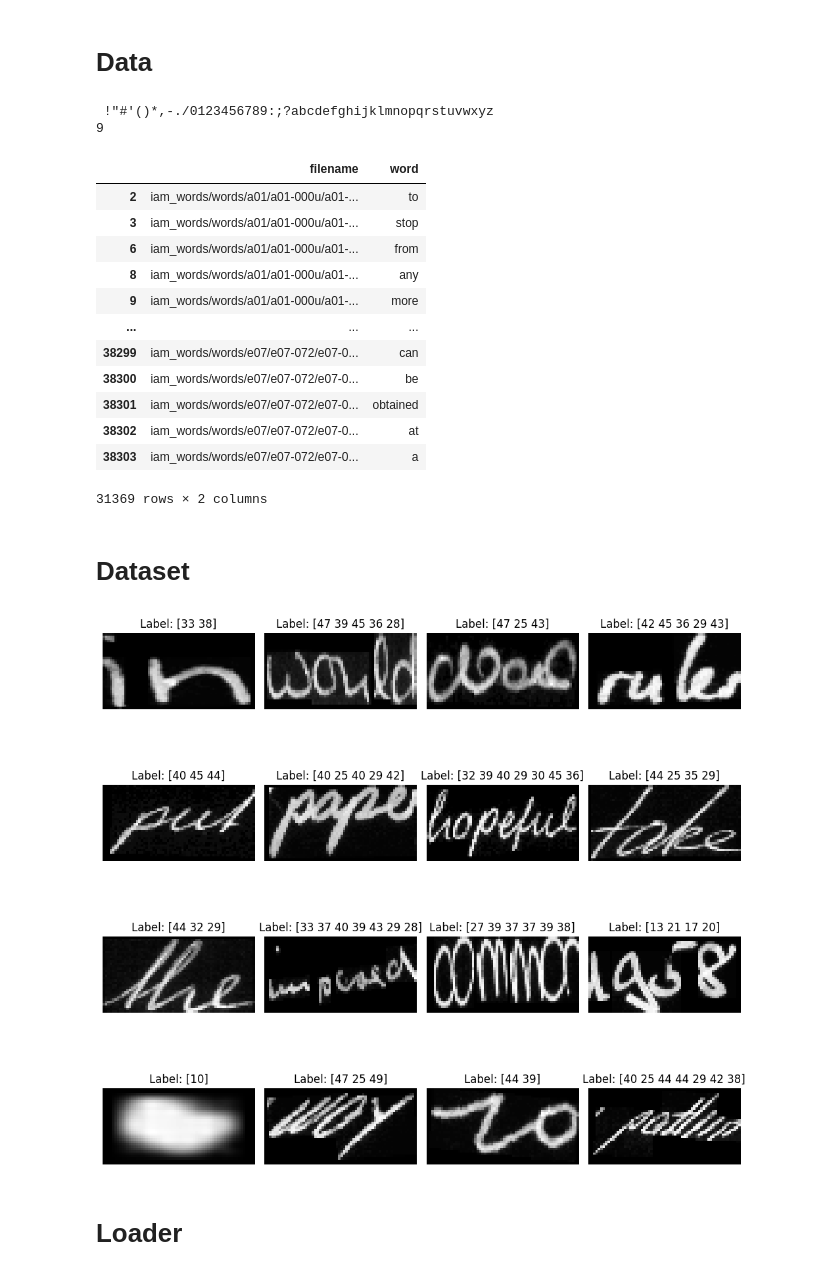
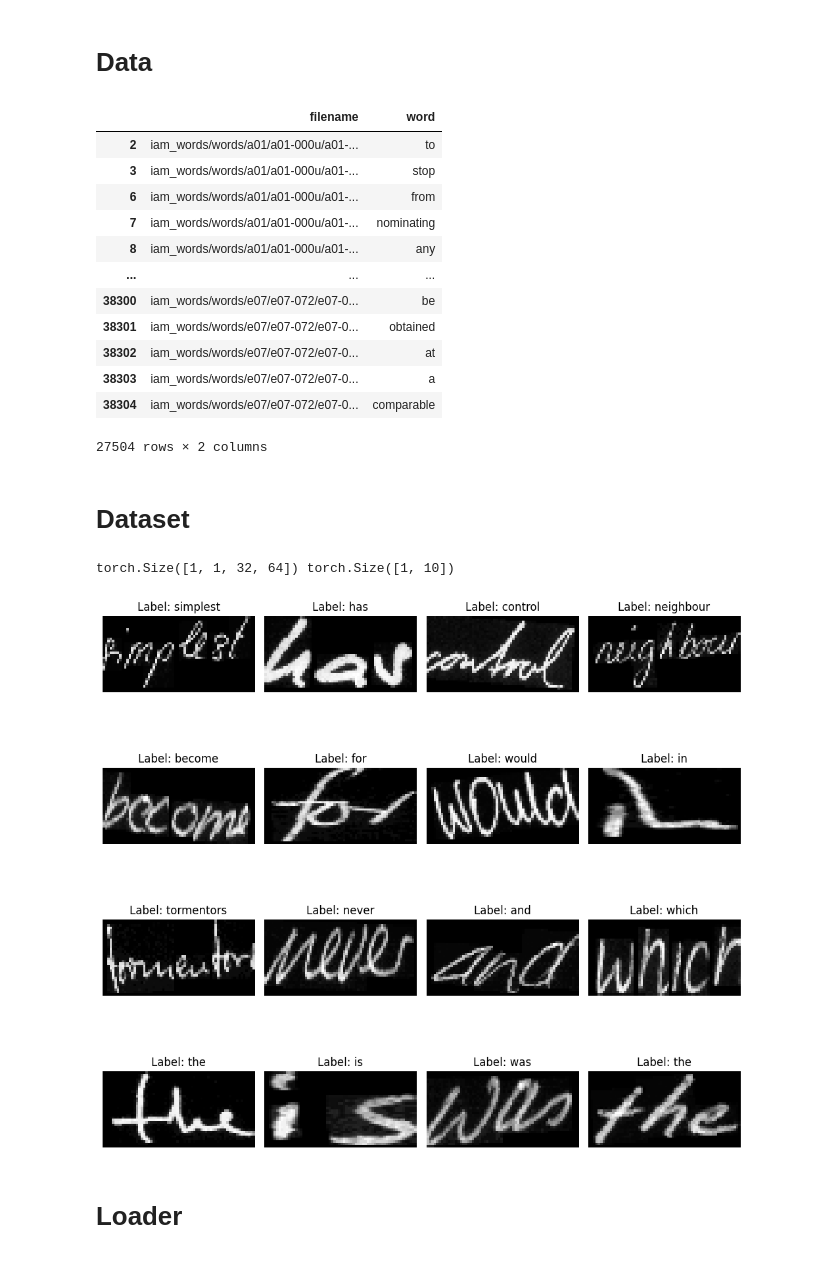
Before and after one commit to jGrzyb/handwriting_recognition, a Jupyter notebook: handwriting.ipynb, the cells around one changed output. Saved outputs shown, nothing was run; the diff lists cells and outputs as text; code cells hidden in the pictures.

```diff
--- a/handwriting.ipynb
+++ b/handwriting.ipynb
@@ -59,38 +73,26 @@ df = df[df['filename'].apply(os.path.exists)]
 #         print(f"Skipping file {row['filename']} due to error: {e}")
 
 # df = pd.DataFrame(valid_rows, columns=df.columns)
-df = df[df['word'].apply(lambda x: len(x) < 10 and x.lower() == x)]
-vocab = ' ' + ''.join(sorted(set(''.join(df['word'].values))))
-print(vocab)
-# df = df.sample(1000)
-
-MAX_LEN = df['word'].apply(len).max()
-print(MAX_LEN)
+df = df[df['word'].apply(lambda x: all(char in Params.vocab[1:] for char in x) and len(x) <= Params.MAX_LEN)]
 df
 # %% [output]
+|  | filename | word |
+| 2 | iam_words/words/a01/a01-000u/a01-... | to |
+| 3 | iam_words/words/a01/a01-000u/a01-... | stop |
+| 6 | iam_words/words/a01/a01-000u/a01-... | from |
+| 7 | iam_words/words/a01/a01-000u/a01-... | nominating |
+| 8 | iam_words/words/a01/a01-000u/a01-... | any |
+| ... | ... | ... |
+| 38300 | iam_words/words/e07/e07-072/e07-0... | be |
+| 38301 | iam_words/words/e07/e07-072/e07-0... | obtained |
+| 38302 | iam_words/words/e07/e07-072/e07-0... | at |
+| 38303 | iam_words/words/e07/e07-072/e07-0... | a |
+| 38304 | iam_words/words/e07/e07-072/e07-0... | comparable |
- !"#'()*,-./0123456789:;?abcdefghijklmnopqrstuvwxyz
-9
+27504 rows × 2 columns
-|  | filename | word |
-| 2 | iam_words/words/a01/a01-000u/a01-... | to |
-| 3 | iam_words/words/a01/a01-000u/a01-... | stop |
-| 6 | iam_words/words/a01/a01-000u/a01-... | from |
-| 8 | iam_words/words/a01/a01-000u/a01-... | any |
-| 9 | iam_words/words/a01/a01-000u/a01-... | more |
-| ... | ... | ... |
-| 38299 | iam_words/words/e07/e07-072/e07-0... | can |
-| 38300 | iam_words/words/e07/e07-072/e07-0... | be |
-| 38301 | iam_words/words/e07/e07-072/e07-0... | obtained |
-| 38302 | iam_words/words/e07/e07-072/e07-0... | at |
-| 38303 | iam_words/words/e07/e07-072/e07-0... | a |
-31369 rows × 2 columns
 # %% [markdown]
 # Dataset
 # %%
 class HandWritingDataset(Dataset):
-    vocab = vocab
-    char_to_index = {char: i for i, char in enumerate(vocab)}
-    index_to_char = {i: char for i, char in enumerate(vocab)}
-
     def __init__(self, df: pd.DataFrame, augument: bool = False):
         super().__init__()
         self.df = df
@@ -103,7 +105,7 @@ class HandWritingDataset(Dataset):
     def __len__(self):
         return len(self.df)
 
-    def __getitem__(self, idx) -> tuple[tensor, tensor, int]:
+    def __getitem__(self, idx) -> tuple[tensor, tensor]:
         row = self.df.iloc[idx]
         im = Image.open(row['filename']).convert('L')
         if self.augument:
@@ -113,31 +115,28 @@ class HandWritingDataset(Dataset):
         # _, im = cv2.threshold(im, 0, 255, cv2.THRESH_BINARY + cv2.THRESH_OTSU)
         # im = skeletonize(im).astype(np.uint8)
         im = tensor(np.array(im, dtype=np.float32), dtype=torch.float32).to(device).unsqueeze(0) / 255.0
-        label = tensor([self.char_to_index[c] for c in row['word']]).to(device)
-        target_length = len(label)
+        label = tensor(Params.encode_string(row['word'])).to(device)
+        if len(label) < Params.MAX_LEN:
+            label = torch.cat([label, tensor([0] * (Params.MAX_LEN - len(label))).to(device)])
 
-        return im, label, target_length
-
-
-    @staticmethod
-    def decode(output):
-        decoded_str = ''
-        for index in output:
-            if index == 0:
-                break
-            decoded_str += HandWritingDataset.index_to_char[index.item()]
-        return decoded_str
+        return im, label
+# %%
+for x, y in DataLoader(HandWritingDataset(df.sample(200))):
+    print(x.shape, y.shape)
+    break
+# %% [output]
+torch.Size([1, 1, 32, 64]) torch.Size([1, 10])
 # %%
 fig, axes = plt.subplots(4, 4, figsize=(10, 10))
-for i, (x, y, tl) in enumerate(HandWritingDataset(df.sample(16), augument=True)):
+for i, (x, y) in enumerate(HandWritingDataset(df.sample(16), augument=True)):
     ax = axes[i // 4, i % 4]
     ax.imshow(x.squeeze().cpu().numpy(), cmap='gray')
     ax.axis('off')
-    ax.set_title(f"Label: {np.round(y.cpu().numpy(), 2)}")
+    ax.set_title(f"Label: {Params.decode_string(np.round(y.cpu().numpy(), 2))}")
 plt.tight_layout()
 plt.show()
 # %% [output]
-[figure, old version]
+[figure, new version]
 # %% [markdown]
 # Loader
 # %%
```
Also changed, not shown: parts of 8 cells of this notebook.
